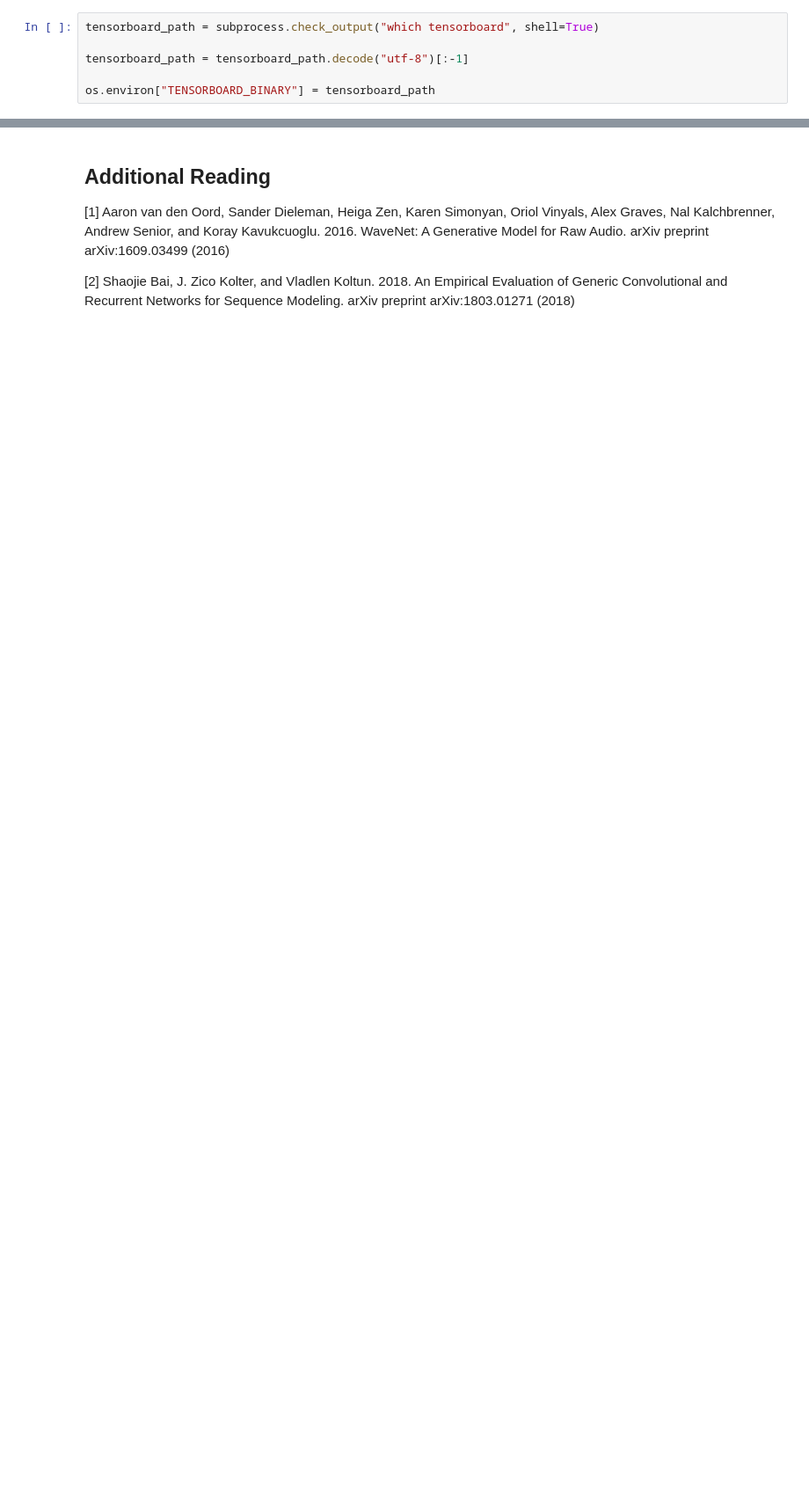
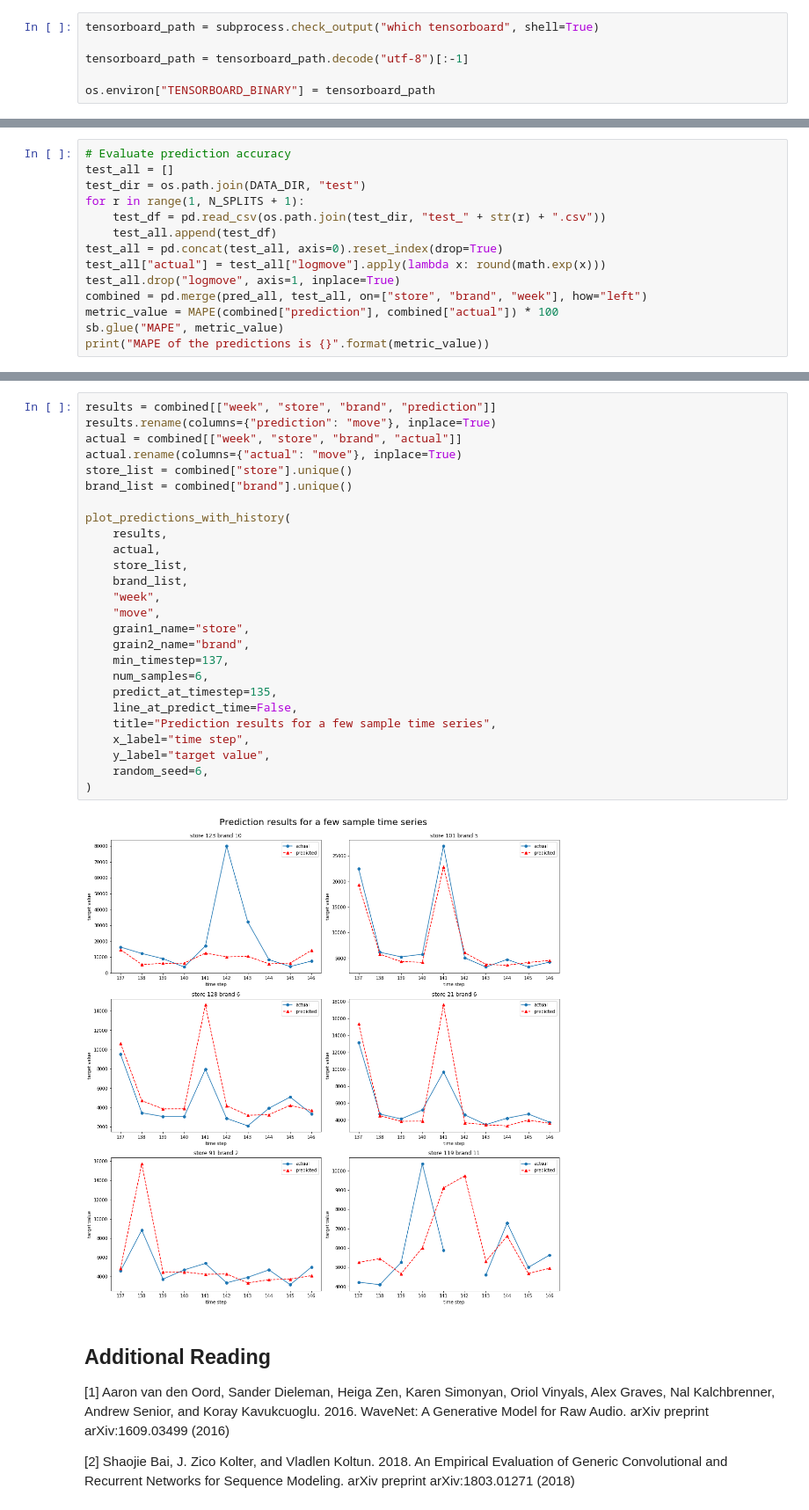
Before and after one commit to microsoft/forecasting, a Jupyter notebook: examples/02_model/dilatedcnn_point_forecast_multiround.ipynb, the cells around one changed output, grey strips where cells are left out. Shown at 88% size. Saved outputs shown, nothing was run; the diff lists cells and outputs as text; blank space fills up the shorter version.

Commit message:
upadted evaluation and visualization

```diff
--- a/examples/02_model/dilatedcnn_point_forecast_multiround.ipynb
+++ b/examples/02_model/dilatedcnn_point_forecast_multiround.ipynb
@@ -485,0 +397,14 @@ for _ in range(5):
+# %%
+# Evaluate prediction accuracy
+test_all = []
+test_dir = os.path.join(DATA_DIR, "test")
+for r in range(1, N_SPLITS + 1):
+    test_df = pd.read_csv(os.path.join(test_dir, "test_" + str(r) + ".csv"))
+    test_all.append(test_df)
+test_all = pd.concat(test_all, axis=0).reset_index(drop=True)
+test_all["actual"] = test_all["logmove"].apply(lambda x: round(math.exp(x)))
+test_all.drop("logmove", axis=1, inplace=True)
+combined = pd.merge(pred_all, test_all, on=["store", "brand", "week"], how="left")
+metric_value = MAPE(combined["prediction"], combined["actual"]) * 100
+sb.glue("MAPE", metric_value)
+print("MAPE of the predictions is {}".format(metric_value))
@@ -486,3 +417,31 @@ for _ in range(5):
+# %%
+results = combined[["week", "store", "brand", "prediction"]]
+results.rename(columns={"prediction": "move"}, inplace=True)
+actual = combined[["week", "store", "brand", "actual"]]
+actual.rename(columns={"actual": "move"}, inplace=True)
+store_list = combined["store"].unique()
+brand_list = combined["brand"].unique()
+
+plot_predictions_with_history(
+    results,
+    actual,
+    store_list,
+    brand_list,
+    "week",
+    "move",
+    grain1_name="store",
+    grain2_name="brand",
+    min_timestep=137,
+    num_samples=6,
+    predict_at_timestep=135,
+    line_at_predict_time=False,
+    title="Prediction results for a few sample time series",
+    x_label="time step",
+    y_label="target value",
+    random_seed=6,
+)
+# %% [output]
+[figure, added]
 # %% [markdown]
 ## Additional Reading
 
```
Also changed, not shown: parts of 13 cells of this notebook, 2 other files.
